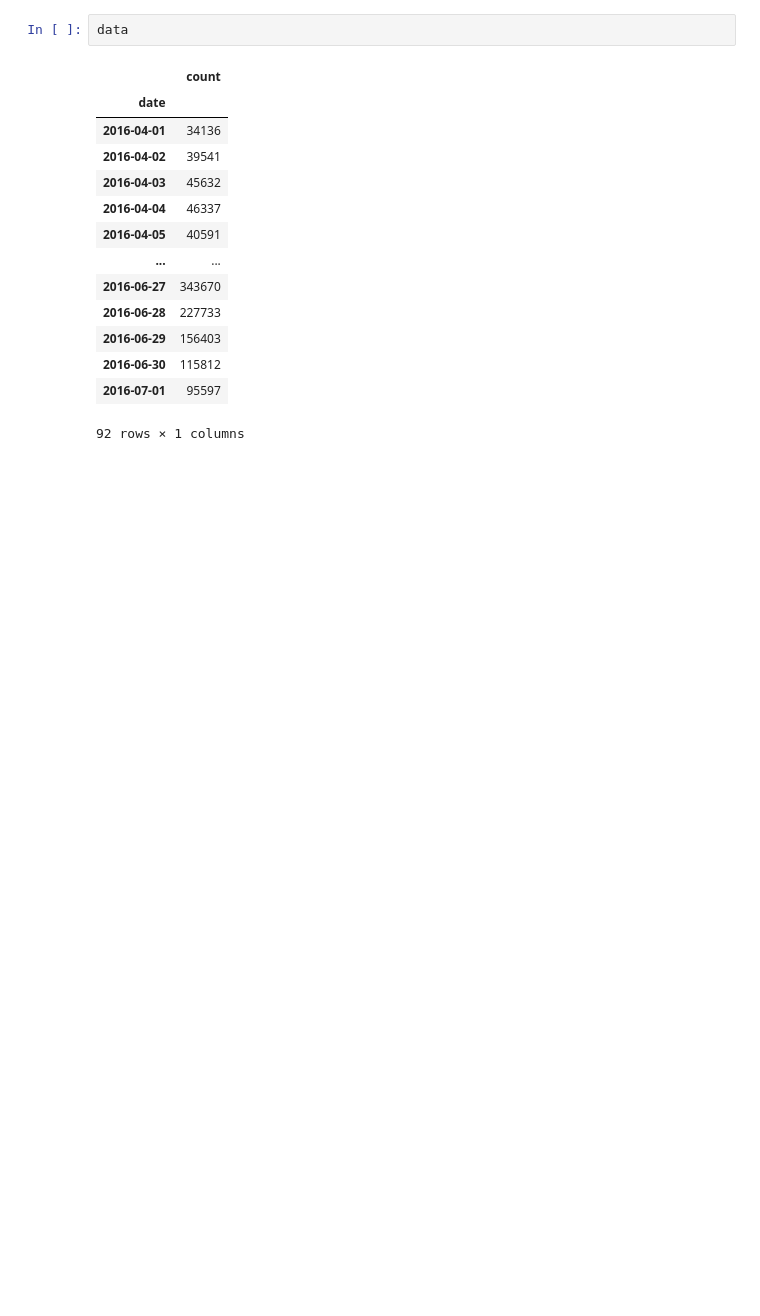
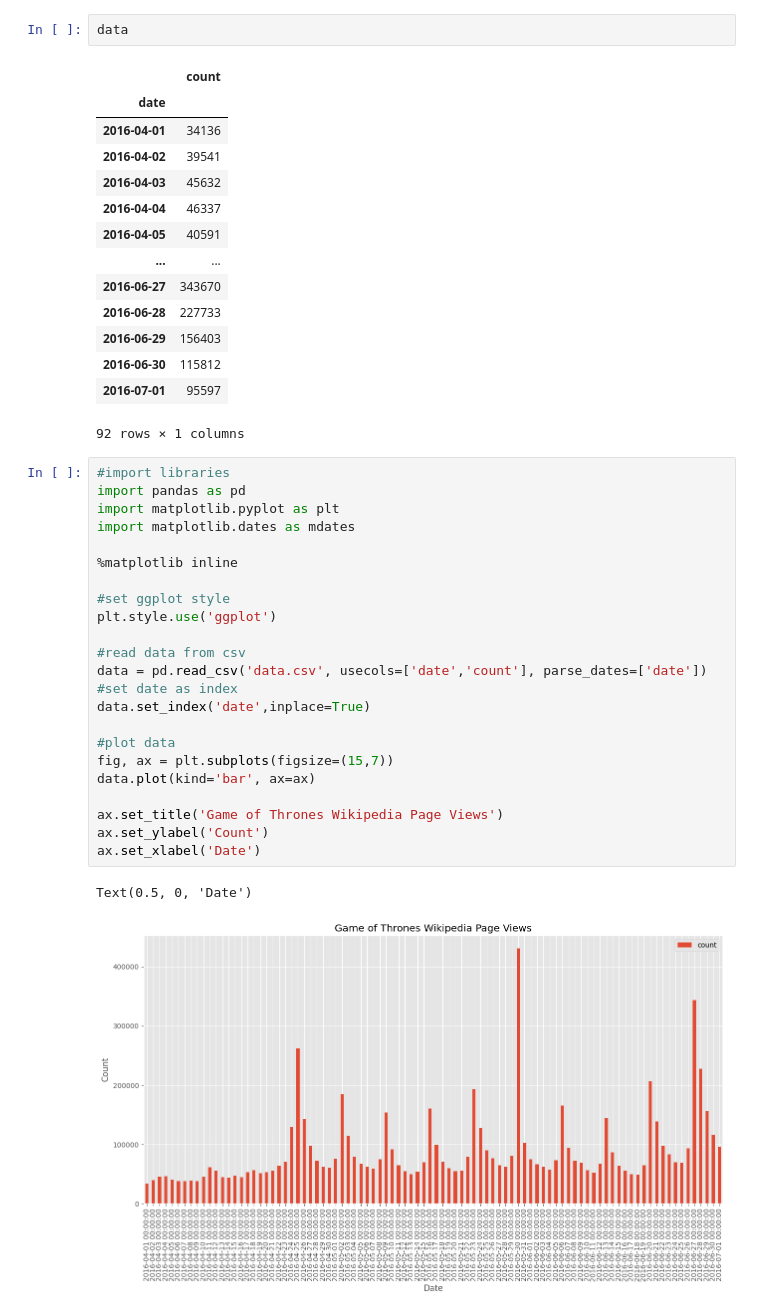
Before and after one commit to luanlimasoueu/analise-de-dados, a Jupyter notebook: time_series/4_exemplo/2_subplot.ipynb, the cells around one changed output. Drawn from its saved outputs; the diff is of its cells as text; blank space fills up the shorter version.

```diff
--- a/time_series/4_exemplo/2_subplot.ipynb
+++ b/time_series/4_exemplo/2_subplot.ipynb
@@ -46,3 +46,29 @@ data
 | 2016-06-30 | 115812 |
 | 2016-07-01 | 95597 |
 92 rows × 1 columns
+# %%
+#import libraries
+import pandas as pd
+import matplotlib.pyplot as plt
+import matplotlib.dates as mdates
+
+%matplotlib inline
+
+#set ggplot style
+plt.style.use('ggplot')
+
+#read data from csv
+data = pd.read_csv('data.csv', usecols=['date','count'], parse_dates=['date'])
+#set date as index
+data.set_index('date',inplace=True)
+
+#plot data
+fig, ax = plt.subplots(figsize=(15,7))
+data.plot(kind='bar', ax=ax)
+
+ax.set_title('Game of Thrones Wikipedia Page Views')
+ax.set_ylabel('Count')
+ax.set_xlabel('Date')
+# %% [output]
+Text(0.5, 0, 'Date')
+[figure, added]
```
Also changed, not shown: parts of 1 cell of this notebook.
